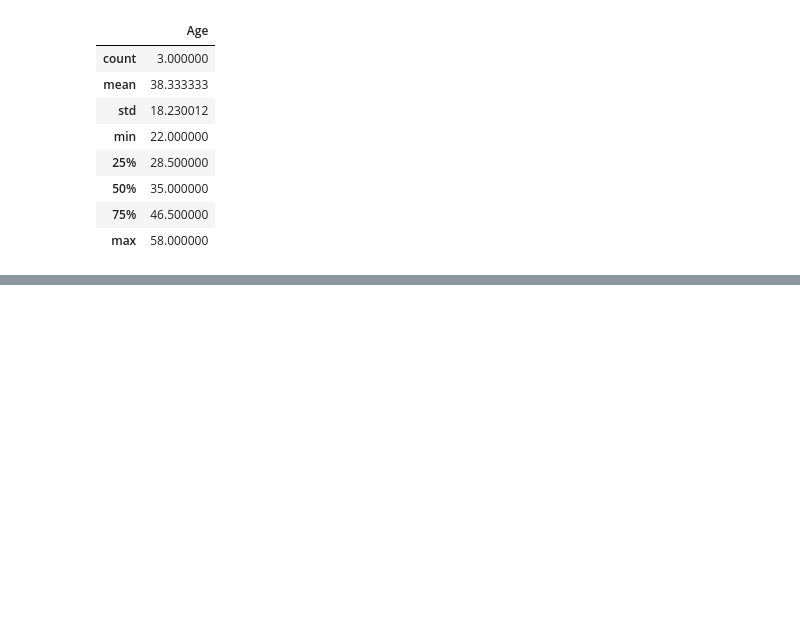
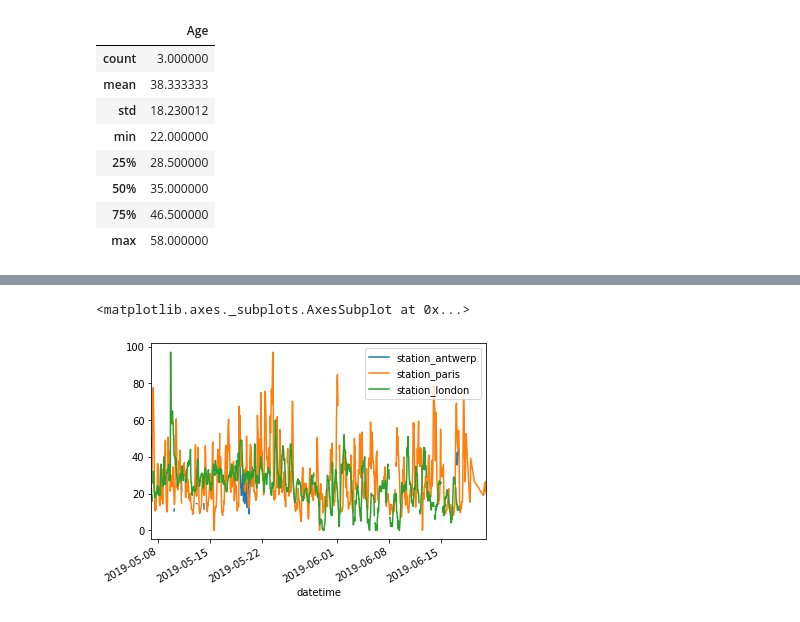
Before and after one commit to barnetk1/Test-repo, a Jupyter notebook: CHEM 399 Project 2_Pandas Tutorial.ipynb, the cells around one changed output, grey strips where cells are left out. Cells and saved outputs as stored; diff of their text form; code cells hidden in the pictures; blank space fills up the shorter version.

```diff
--- a/CHEM 399 Project 2_Pandas Tutorial.ipynb
+++ b/CHEM 399 Project 2_Pandas Tutorial.ipynb
@@ -53,0 +299,2 @@ titanic
+# %%
+air_quality = pd.read_csv("air_quality_no2.csv", index_col=0, parse_dates=True)
@@ -53,0 +311,6 @@ titanic
+# %%
+air_quality.plot()
+#Will create one line plot for each column w numeric data
+# %% [output]
+<matplotlib.axes._subplots.AxesSubplot at 0x...>
+[figure, added]
```
Also changed, not shown: parts of 30 cells of this notebook, 16 other files.
